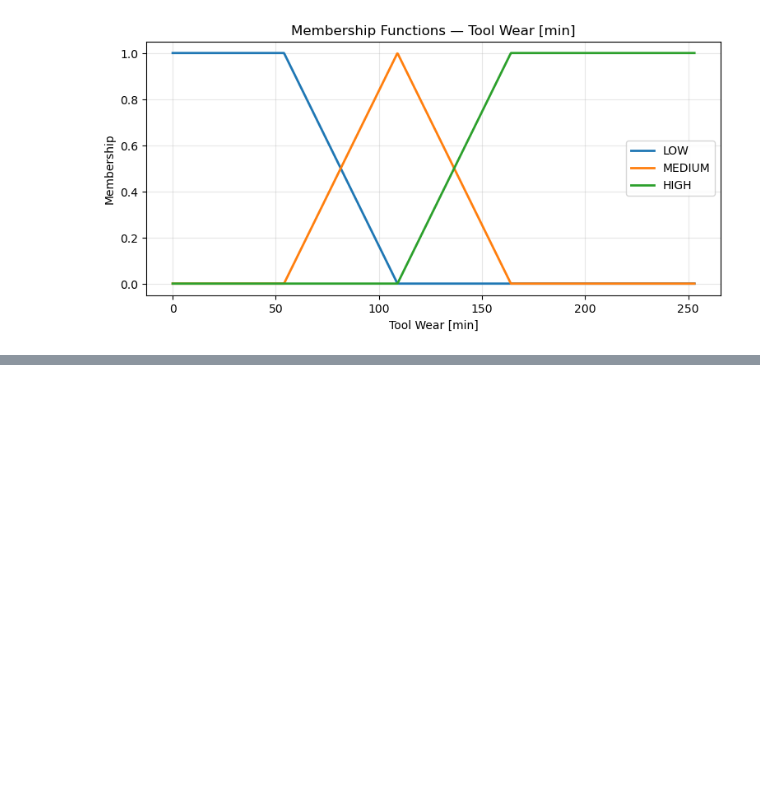
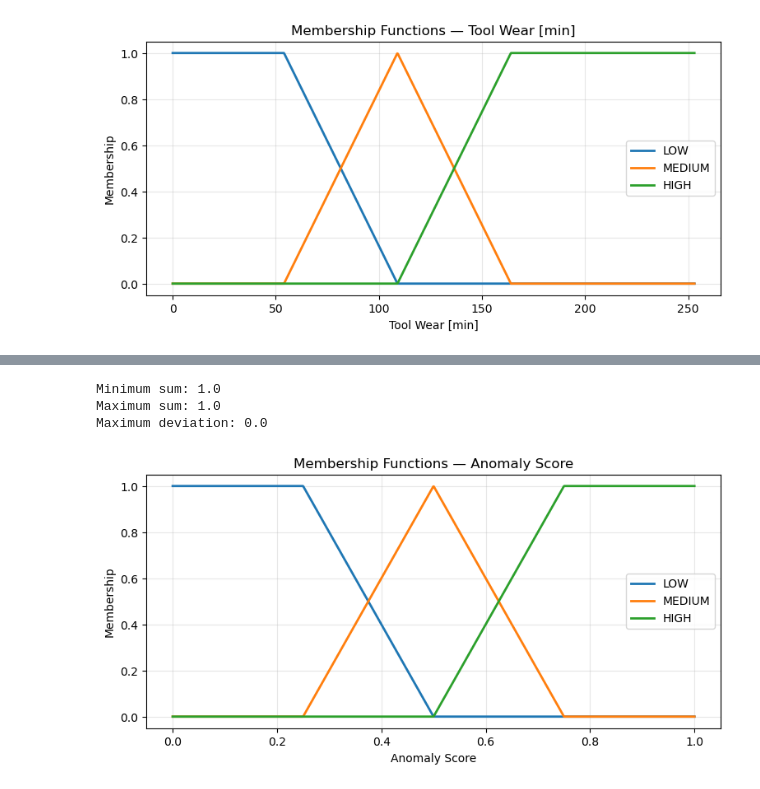
Before and after one commit to Chipzgk/An-Evolving-Fuzzy-Reasoning-System-for-Sensor-Stream-Anomaly-Detection-under-Concept-Drift, a Jupyter notebook: notebooks/02_static_fuzzy_baseline.ipynb, the cells around one changed output, grey strips where cells are left out. Saved outputs shown, nothing was run; the diff lists cells and outputs as text; code cells hidden in the pictures; blank space fills up the shorter version.

```diff
--- a/notebooks/02_static_fuzzy_baseline.ipynb
+++ b/notebooks/02_static_fuzzy_baseline.ipynb
@@ -789,0 +795,50 @@ for title, universe, low, medium, high in mf_configs:
+# %%
+# Phase 2.4.1 — Anomaly Score Membership Functions
+
+anomaly = universes["anomaly"]
+
+anomaly_low = fuzz.trapmf(
+    anomaly,
+    [0.0, 0.0, 0.25, 0.50]
+)
+
+anomaly_medium = fuzz.trimf(
+    anomaly,
+    [0.25, 0.50, 0.75]
+)
+
+anomaly_high = fuzz.trapmf(
+    anomaly,
+    [0.50, 0.75, 1.0, 1.0]
+)
+
+anomaly_membership_sum = (
+    anomaly_low +
+    anomaly_medium +
+    anomaly_high
+)
+
+print("Minimum sum:", anomaly_membership_sum.min())
+print("Maximum sum:", anomaly_membership_sum.max())
+print(
+    "Maximum deviation:",
+    np.abs(anomaly_membership_sum - 1).max()
+)
+
+plt.figure(figsize=(9, 4))
+plt.plot(anomaly, anomaly_low,    label="LOW",    linewidth=2)
+plt.plot(anomaly, anomaly_medium, label="MEDIUM", linewidth=2)
+plt.plot(anomaly, anomaly_high,   label="HIGH",   linewidth=2)
+
+plt.title("Membership Functions — Anomaly Score")
+plt.xlabel("Anomaly Score")
+plt.ylabel("Membership")
+plt.ylim(-0.05, 1.05)
+plt.grid(alpha=0.3)
+plt.legend()
+plt.show()
+# %% [output]
+Minimum sum: 1.0
+Maximum sum: 1.0
+Maximum deviation: 0.0
+[figure, added]
```
Also changed, not shown: parts of 16 cells of this notebook, 1 other file.
